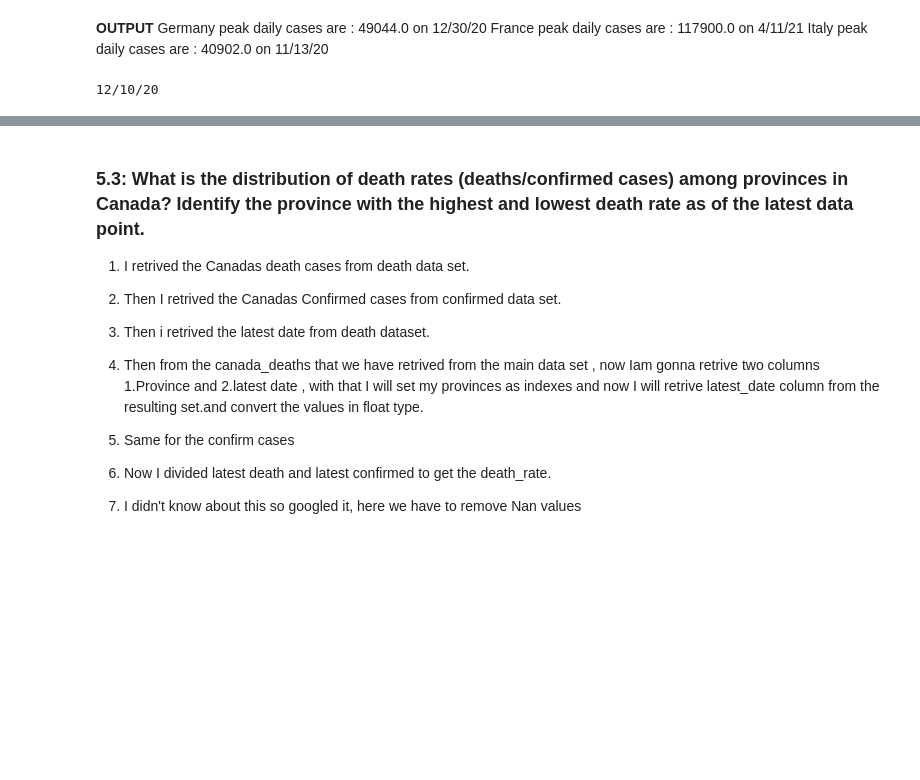
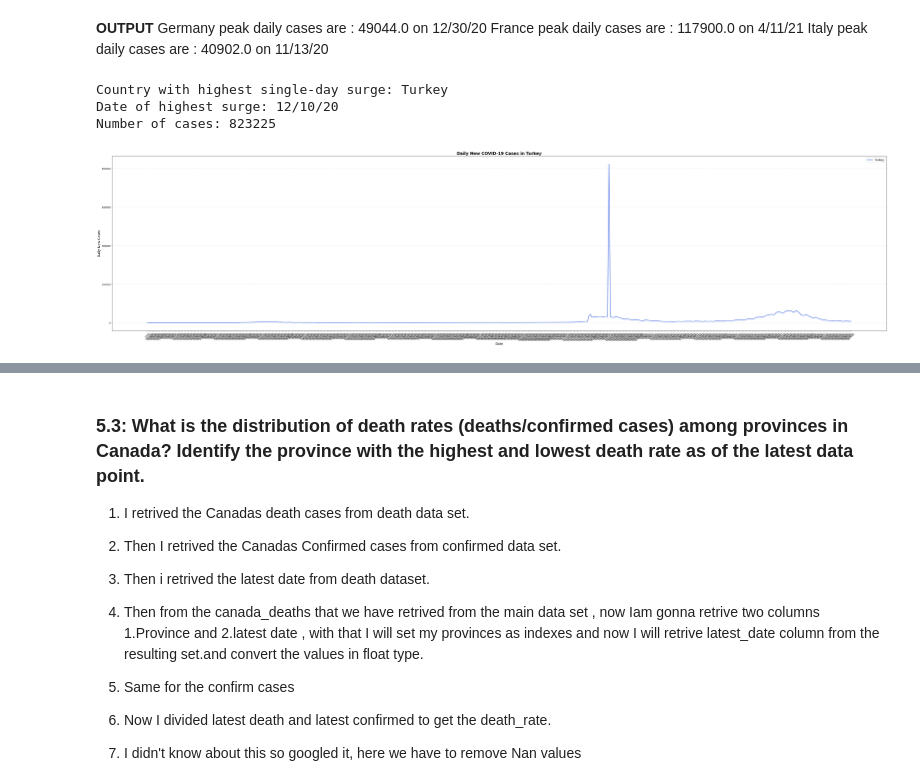
Before and after one commit to MANDEEP-shrma/Covid19_Case_Study, a Jupyter notebook: case_study.ipynb, the cells around one changed output, grey strips where cells are left out. Cells and saved outputs as stored; diff of their text form; code cells hidden in the pictures; blank space fills up the shorter version.

```diff
--- a/case_study.ipynb
+++ b/case_study.ipynb
@@ -1029,15 +1031,36 @@ Italy peak daily cases are : 40902.0 on 11/13/20
 # %%
 ## Second part of the question.
 
 max_cases_from_world = new_cases_eachday[date_columns].max(axis=1)
 
 max_cases_country = max_cases_from_world.idxmax()
 
-## on which day
-max_cases_from_turkey_date = new_cases_eachday.loc['Turkey'].idxmax()
-print(max_cases_from_turkey_date)
+
+# Find the date with the highest single-day surge for that country
+max_cases_from_country_date = new_cases_eachday.loc[max_cases_country][date_columns].idxmax() ## found the data for the max count.
+max_cases_value = new_cases_eachday.loc[max_cases_country][date_columns].max() ## finding the max cases count
+
+print(f"Country with highest single-day surge: {max_cases_country}")
+print(f"Date of highest surge: {max_cases_from_country_date}")
+print(f"Number of cases: {int(max_cases_value)}")
+
+# Plot daily new cases for that country
+plt.figure(figsize=(48, 12))
+plt.plot(date_columns, new_cases_eachday.loc[max_cases_country][date_columns], label=max_cases_country, color='royalblue', linewidth=2)
+plt.title(f'Daily New COVID-19 Cases in {max_cases_country}', fontsize=18, fontweight='bold')
+plt.xlabel('Date', fontsize=14)
+plt.ylabel('Daily New Cases', fontsize=14)
+plt.xticks(rotation=45, fontsize=10)
+plt.yticks(fontsize=10)
+plt.legend(fontsize=12)
+plt.grid(axis='y', linestyle=':', alpha=0.7)
+plt.tight_layout()
+plt.show()
 # %% [output]
-12/10/20
+Country with highest single-day surge: Turkey
+Date of highest surge: 12/10/20
+Number of cases: 823225
+[figure, added]
 # %% [markdown]
 **OUPUT**
 12/10/20
```
Also changed, not shown: parts of 32 cells of this notebook, 1 other file.
